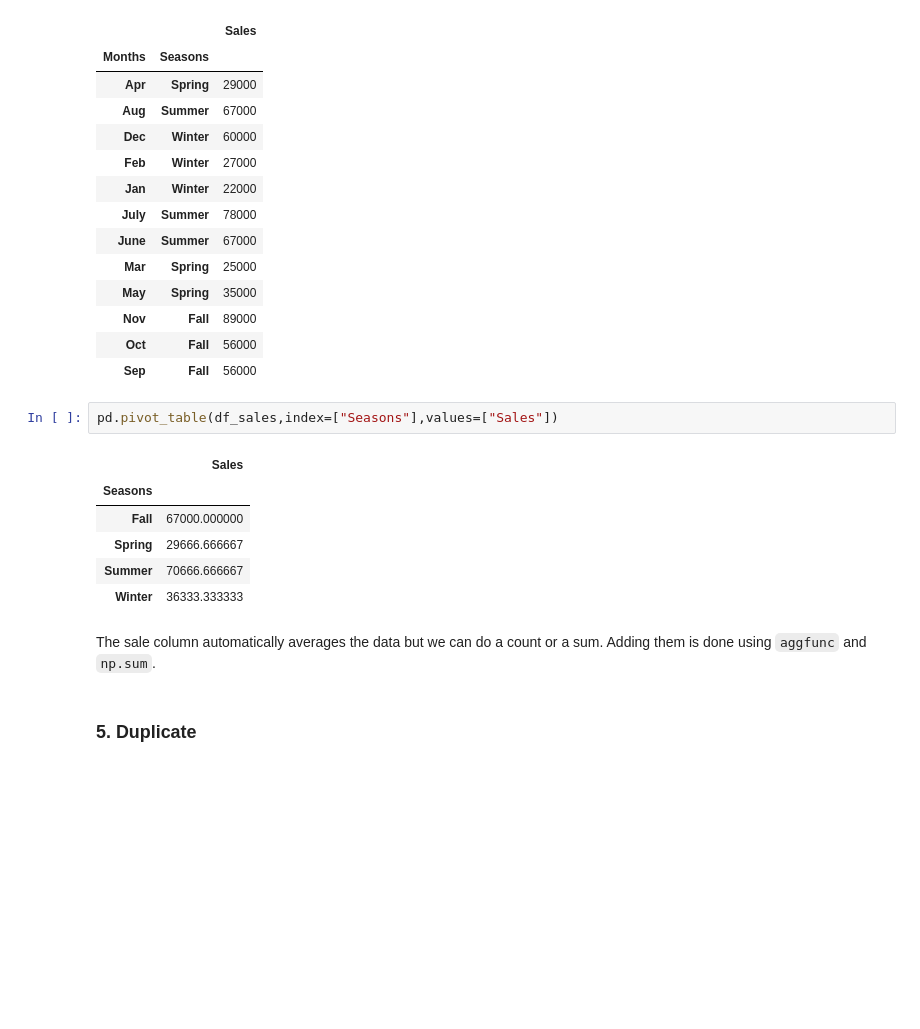
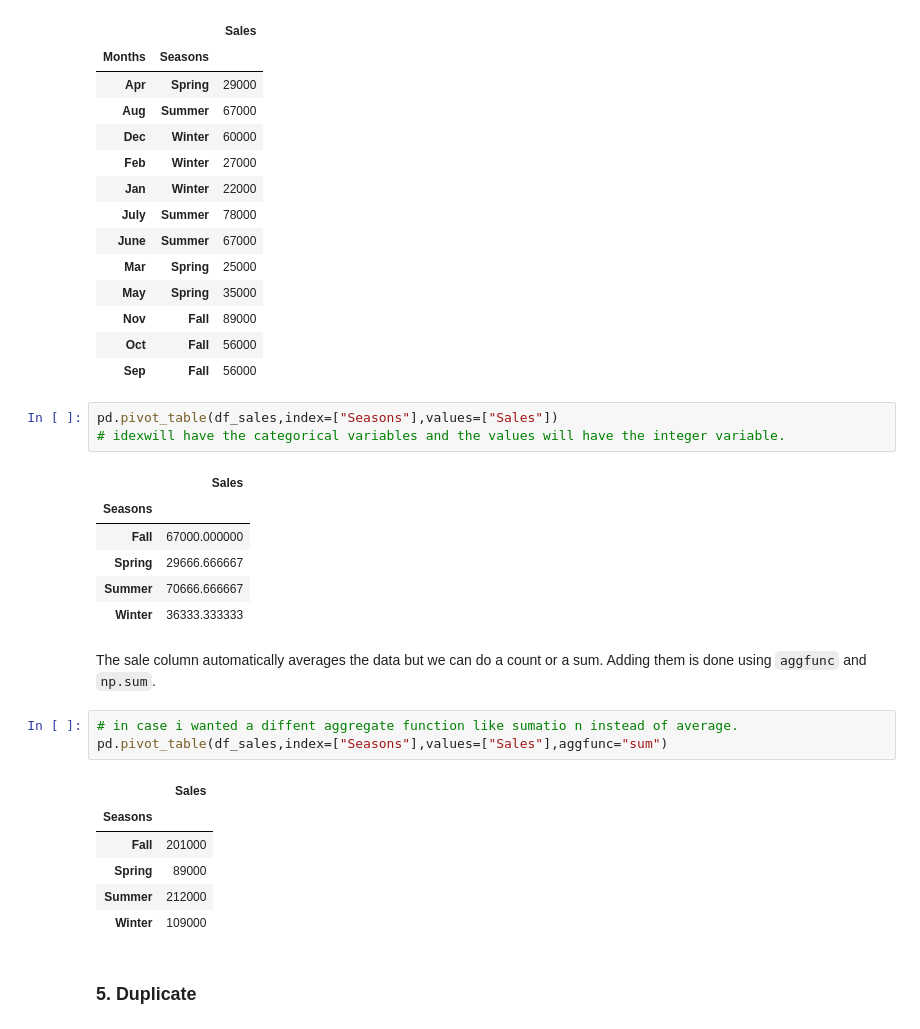
Before and after one commit to kolynzb/ML-tutor, a Jupyter notebook: MIT_GL/0x00-week_1/0x00-packages/pandas 2.ipynb, the cells around one changed output. Drawn from its saved outputs; the diff is of its cells as text; blank space fills up the shorter version.

```diff
--- a/MIT_GL/0x00-week_1/0x00-packages/pandas 2.ipynb
+++ b/MIT_GL/0x00-week_1/0x00-packages/pandas 2.ipynb
@@ -478,6 +482,7 @@ pd.pivot_table(df_sales,index=["Months", "Seasons"])
 | Sep | Fall | 56000 |
 # %%
 pd.pivot_table(df_sales,index=["Seasons"],values=["Sales"])
+# idexwill have the categorical variables and the values will have the integer variable.
 # %% [output]
 |  | Sales |
 | Seasons |  |
@@ -487,6 +492,16 @@ pd.pivot_table(df_sales,index=["Seasons"],values=["Sales"])
 | Winter | 36333.333333 |
 # %% [markdown]
 The sale column automatically averages the data but we can do a count or a sum. Adding them is done using `aggfunc` and `np.sum`.
+# %%
+# in case i wanted a diffent aggregate function like sumatio n instead of average.
+pd.pivot_table(df_sales,index=["Seasons"],values=["Sales"],aggfunc="sum")
+# %% [output]
+|  | Sales |
+| Seasons |  |
+| Fall | 201000 |
+| Spring | 89000 |
+| Summer | 212000 |
+| Winter | 109000 |
 # %% [markdown]
 <a id="Duplicate"> </a>
 ### 5. Duplicate
```
Also changed, not shown: parts of 3 cells of this notebook, 1 other file.
